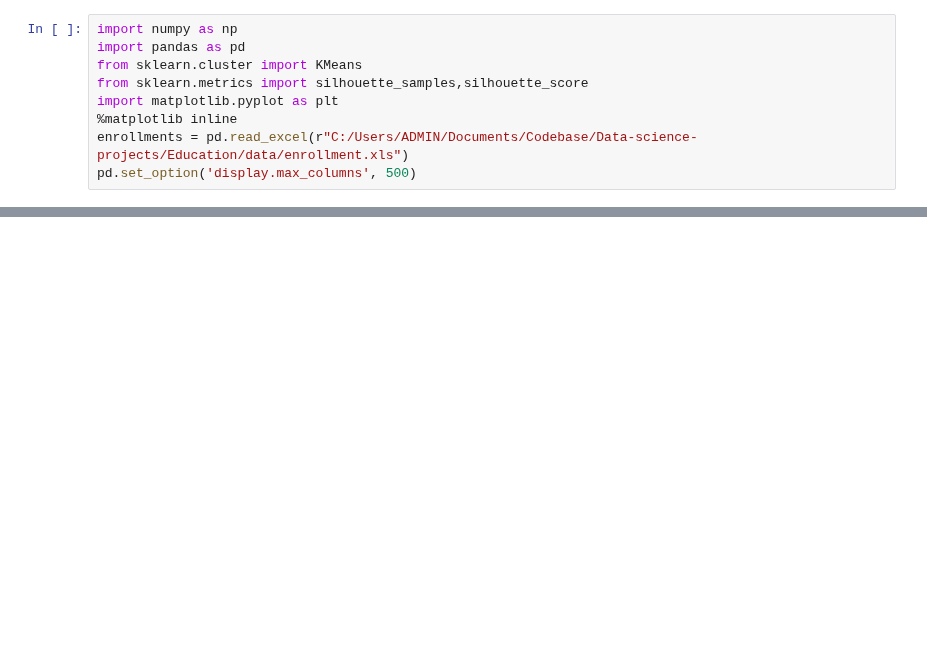
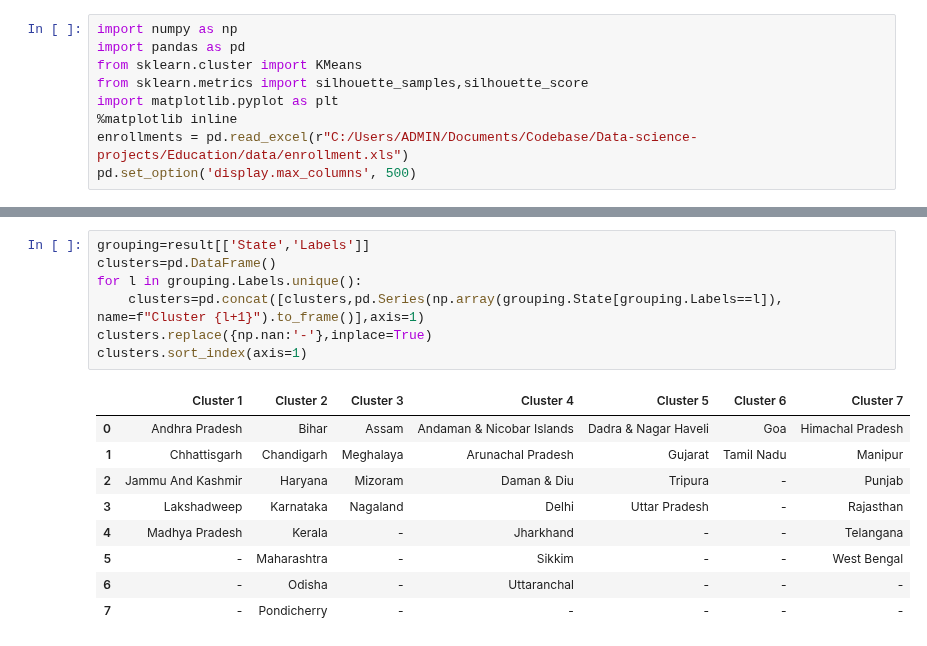
Before and after one commit to AnupamMisra/Data-science-projects, a Jupyter notebook: Education/notebooks/enrollments.ipynb, the cells around one changed output, grey strips where cells are left out. Drawn from its saved outputs; the diff is of its cells as text; blank space fills up the shorter version.

```diff
--- a/Education/notebooks/enrollments.ipynb
+++ b/Education/notebooks/enrollments.ipynb
@@ -18,0 +85,17 @@ dropout[['Primary_Total', 'Upper_Primary_Total', 'Secondary_Total','Higher_Secon
+# %%
+grouping=result[['State','Labels']]
+clusters=pd.DataFrame()
+for l in grouping.Labels.unique():
+    clusters=pd.concat([clusters,pd.Series(np.array(grouping.State[grouping.Labels==l]), name=f"Cluster {l+1}").to_frame()],axis=1)
+clusters.replace({np.nan:'-'},inplace=True)
+clusters.sort_index(axis=1)
+# %% [output]
+|  | Cluster 1 | Cluster 2 | Cluster 3 | Cluster 4 | Cluster 5 | Cluster 6 | Cluster 7 |
+| 0 | Andhra Pradesh | Bihar | Assam | Andaman & Nicobar Islands | Dadra & Nagar Haveli | Goa | Himachal Pradesh |
+| 1 | Chhattisgarh | Chandigarh | Meghalaya | Arunachal Pradesh | Gujarat | Tamil Nadu | Manipur |
+| 2 | Jammu And Kashmir | Haryana | Mizoram | Daman & Diu | Tripura | - | Punjab |
+| 3 | Lakshadweep | Karnataka | Nagaland | Delhi | Uttar Pradesh | - | Rajasthan |
+| 4 | Madhya Pradesh | Kerala | - | Jharkhand | - | - | Telangana |
+| 5 | - | Maharashtra | - | Sikkim | - | - | West Bengal |
+| 6 | - | Odisha | - | Uttaranchal | - | - | - |
+| 7 | - | Pondicherry | - | - | - | - | - |
```
Also changed, not shown: parts of 6 cells of this notebook, 2 other files.
